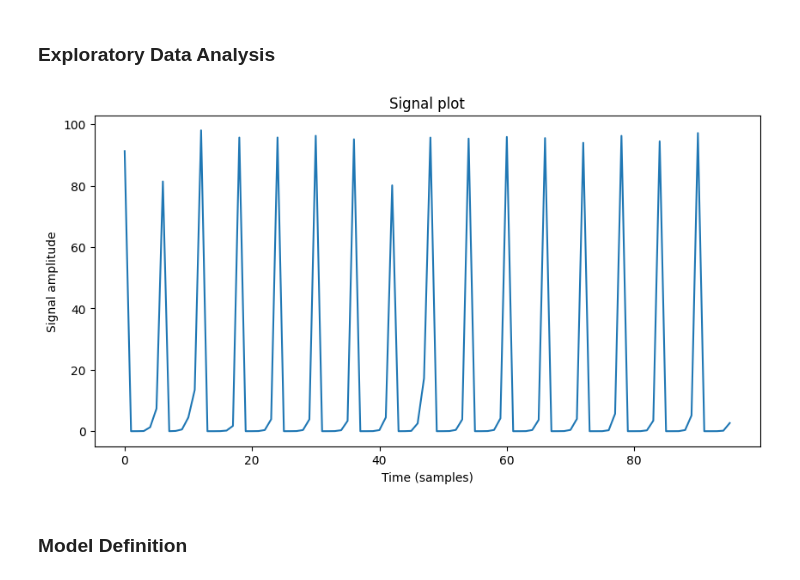
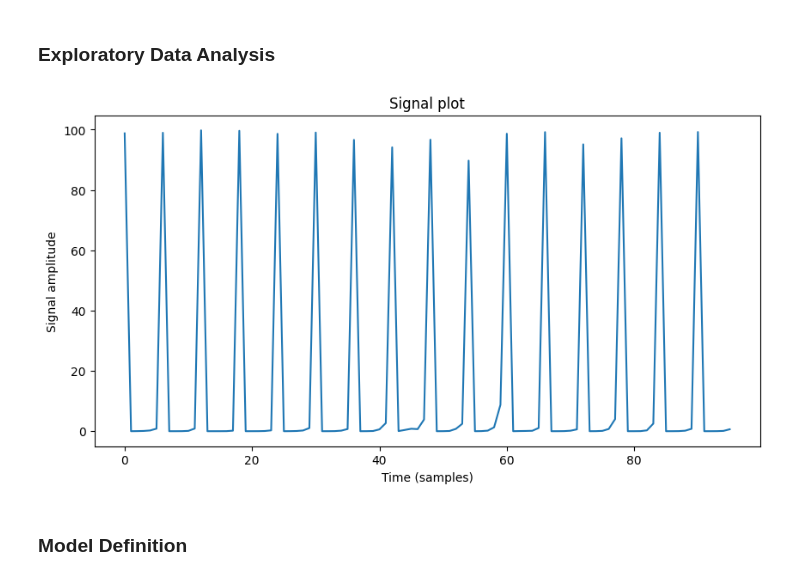
Before and after one commit to frrp16/eeg-autism-classification, a Jupyter notebook: ANN_rwb.ipynb, the cells around one changed output. Cells and saved outputs as stored; diff of their text form; code cells hidden in the pictures.

```diff
--- a/ANN_rwb.ipynb
+++ b/ANN_rwb.ipynb
@@ -224,22 +229,22 @@ for lag in LAG:
 ### Exploratory Data Analysis
 # %%
 # Load the CSV file into a DataFrame
-signal = np.load("datasets/features/rwb/segment_1 seconds/autism_256/bader/Bader_segment_1043.csv_bispectrum.npy")
+signal = np.load("datasets/features/rwb/segment_10 seconds/normal_256/amer/Amer_segment_1.csv_bispectrum.npy")
 
 # Extract the signal values from the DataFrame
 
 # Create a time axis for the signal
 t = range(len(signal))
 
 fig, ax = plt.subplots(figsize=(10, 5))
 # Plot the signal
 ax.plot(t, signal)
 ax.set_xlabel('Time (samples)')
 ax.set_ylabel('Signal amplitude')
 ax.set_title('Signal plot')
 plt.show()
 # %% [output]
-[figure, old version]
+[figure, new version]
 # %% [markdown]
 ### Model Definition
 # %%
```
Also changed, not shown: parts of 9 cells of this notebook, 10 other files.
